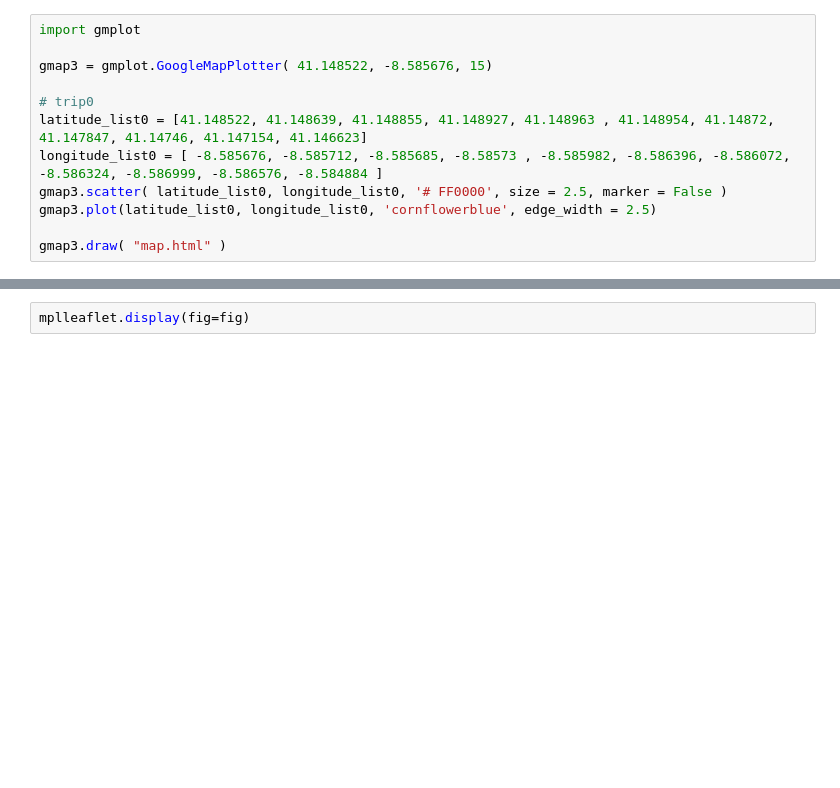
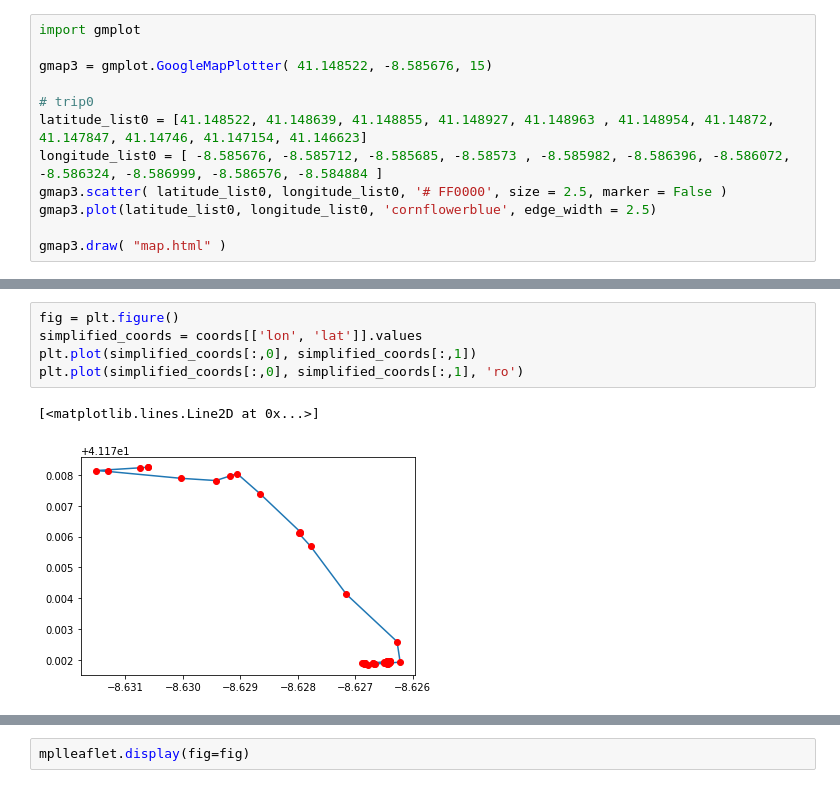
Before and after one commit to jiafug/dbpro, a Jupyter notebook: transform.ipynb, the cells around one changed output, grey strips where cells are left out. Cells and saved outputs as stored; diff of their text form; blank space fills up the shorter version.

```diff
--- a/transform.ipynb
+++ b/transform.ipynb
@@ -97,0 +296,8 @@ mplleaflet.display(fig=fig)
+# %%
+fig = plt.figure()
+simplified_coords = coords[['lon', 'lat']].values
+plt.plot(simplified_coords[:,0], simplified_coords[:,1])
+plt.plot(simplified_coords[:,0], simplified_coords[:,1], 'ro')
+# %% [output]
+[<matplotlib.lines.Line2D at 0x...>]
+[figure, added]
```
Also changed, not shown: parts of 25 cells of this notebook.
